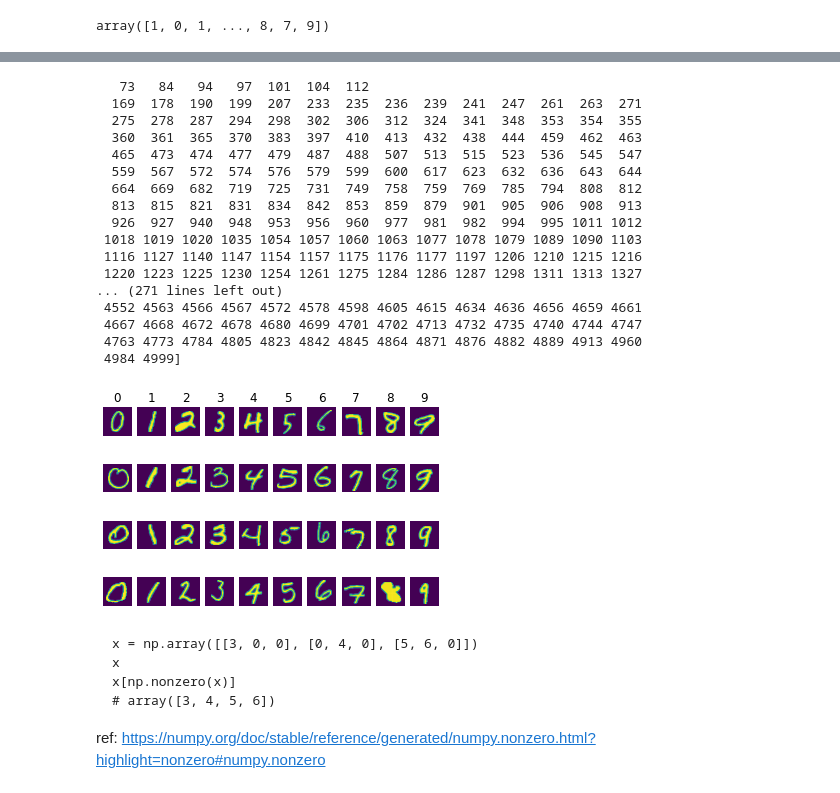
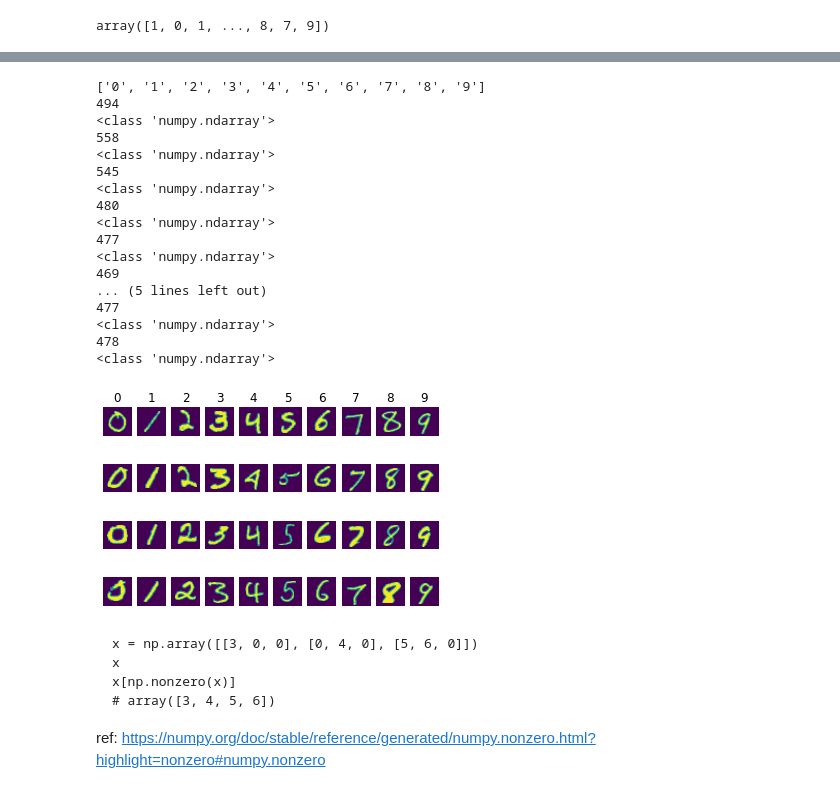
Before and after one commit to wenqingli819/ML, a Jupyter notebook: knn/knn_digit_regnizer.ipynb, the cells around one changed output, grey strips where cells are left out. Cells and saved outputs as stored; diff of their text form; code cells hidden in the pictures.

```diff
--- a/knn/knn_digit_regnizer.ipynb
+++ b/knn/knn_digit_regnizer.ipynb
@@ -63,7 +63,2 @@ origin_y_train   # 5000个
 # %% [output]
 array([1, 0, 1, ..., 8, 7, 9])
-# %%
-for i,num in enumerate(origin_y_train):
-    while i < 6:
-        print('i = '+ str(i) + '     -> ' + str(num))
-        i+=1
@@ -88,49 +65,57 @@ i = 5     -> 0
 # %%
 classes = ["0", "1", "2", "3", "4", "5", "6", "7", "8", "9"]
 rows = 4
 
 print(classes)
 for y, cls in enumerate(classes):
-    #0，0    1，1    2，2
-    idxs = np.nonzero([i == y for i in origin_y_train]) #返回10个tuple，每个tuple里都是非0的数字。origin_y_train是0-9labels。如果i==y, 就返回? 数字长度为1-4
+    """
+    input: y = 0,1,2,..9
+           origin_y_train: array([1, 0, 1, ..., 8, 7, 9])   #5000个
+                                  i
+    output:返回10个tuple列, 每列下面都是坐标值（0-5000）
+    """
+    idxs = np.nonzero([i == y for i in origin_y_train])
+    # print(len(idxs))       #10
+    # print(type(idxs))      #tuple
+    print(len(idxs[0]))     # 1 row, N cols
+    print(type(idxs[0]))    # ndarray
+    idxs = np.random.choice(idxs[0], rows)  # 每列选4个index， 一共循环10次所以10列
 
-    print(idxs[0])
-    idxs = np.random.choice(idxs[0], rows)  # 10个tuple里每个选4个数字
-    # print(idxs)
     """
+     # print(idxs)
     [2629 3801 1569 1581]      i=0
     [3797 1405 3792 2373]      i=1
     ...
     """
     for i , idx in enumerate(idxs):
         plt_idx = i * len(classes) + y + 1       #0*10+0+1=1   11,21,31...
         # print(plt_idx)
         plt.subplot(rows, len(classes), plt_idx)   #(4行,10列,1)  (4,10,11) ..
         plt.imshow(origin_X_train[idx].reshape((28, 28))) #
         plt.axis("off")
         if i == 0:
             plt.title(cls)
 
 plt.show()
 # %% [output]
-   73   84   94   97  101  104  112
-  169  178  190  199  207  233  235  236  239  241  247  261  263  271
-  275  278  287  294  298  302  306  312  324  341  348  353  354  355
-  360  361  365  370  383  397  410  413  432  438  444  459  462  463
-  465  473  474  477  479  487  488  507  513  515  523  536  545  547
-  559  567  572  574  576  579  599  600  617  623  632  636  643  644
-  664  669  682  719  725  731  749  758  759  769  785  794  808  812
-  813  815  821  831  834  842  853  859  879  901  905  906  908  913
-  926  927  940  948  953  956  960  977  981  982  994  995 1011 1012
- 1018 1019 1020 1035 1054 1057 1060 1063 1077 1078 1079 1089 1090 1103
- 1116 1127 1140 1147 1154 1157 1175 1176 1177 1197 1206 1210 1215 1216
- 1220 1223 1225 1230 1254 1261 1275 1284 1286 1287 1298 1311 1313 1327
-... (271 lines left out)
- 4552 4563 4566 4567 4572 4578 4598 4605 4615 4634 4636 4656 4659 4661
- 4667 4668 4672 4678 4680 4699 4701 4702 4713 4732 4735 4740 4744 4747
- 4763 4773 4784 4805 4823 4842 4845 4864 4871 4876 4882 4889 4913 4960
- 4984 4999]
+['0', '1', '2', '3', '4', '5', '6', '7', '8', '9']
+494
+<class 'numpy.ndarray'>
+558
+<class 'numpy.ndarray'>
+545
+<class 'numpy.ndarray'>
+480
+<class 'numpy.ndarray'>
+477
+<class 'numpy.ndarray'>
+469
+... (5 lines left out)
+477
+<class 'numpy.ndarray'>
+478
+<class 'numpy.ndarray'>
-[figure, old version]
+[figure, new version]
 # %% [markdown]
     x = np.array([[3, 0, 0], [0, 4, 0], [5, 6, 0]])
     x
```
Also changed, not shown: parts of 4 cells of this notebook.
